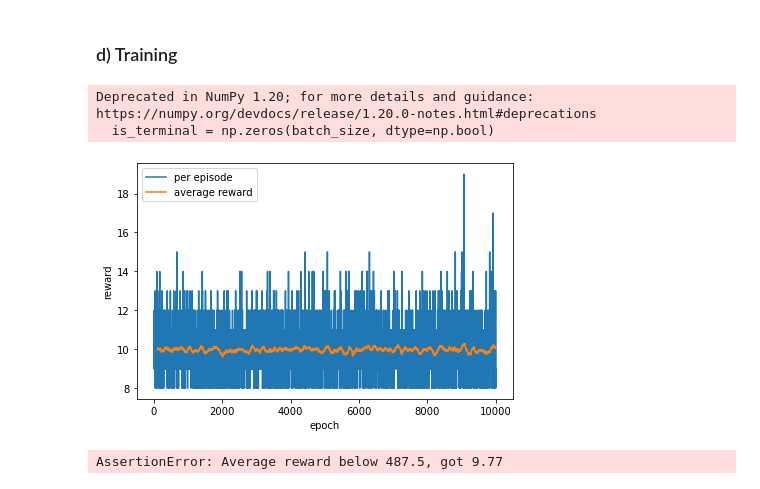
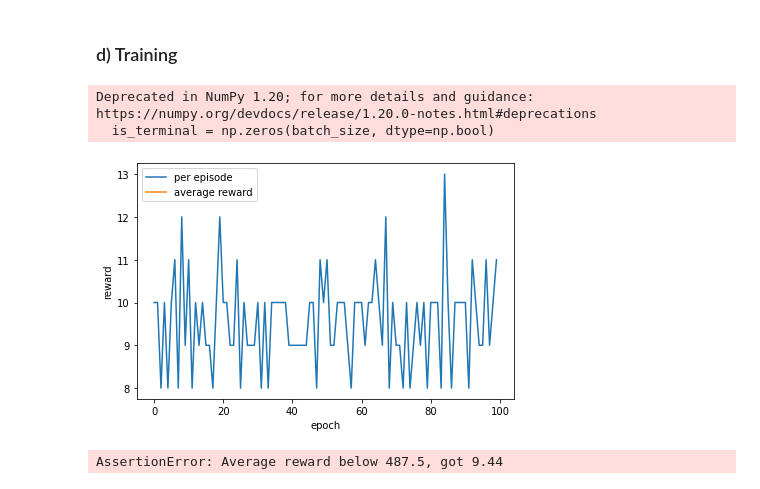
Before and after one commit to shubham-sharma3/RL_BPA2, a Jupyter notebook: tasks/dqn.ipynb, the cells around one changed output. Cells and saved outputs as stored; diff of their text form; code cells hidden in the pictures.

```diff
--- a/tasks/dqn.ipynb
+++ b/tasks/dqn.ipynb
@@ -202,8 +202,9 @@ def epsilon_greedy(state, q_network, epsilon=0.05):
         action = env.action_space.sample()
     else:
         action = torch.argmax(Q)
+        action = action.item()
 
-    action = int(action)
+    #action = int(action)
     return action
 # %%
 # Test Code
@@ -260,11 +256,10 @@ def compute_loss(q_network, target_network, states, actions, rewards, next_state
 epsilon = 0.05  # For epsilon greedy action sampling
 batch_size = 64
 NETWORK_UPDATE_FREQUENCY = 4
-NETWORK_SYNC_FREQUENCY = 2000
+NETWORK_SYNC_FREQUENCY = 20
 gamma = 0.99
-episodes = 10000
-replay_buffer_size = 1000 #TODO
-
+episodes = 100
+replay_buffer_size = 10000 #TODO
 
 q_network = DeepQNetwork()
 target_network = deepcopy(q_network)
@@ -310,34 +305,34 @@ with tqdm(range(episodes)) as pbar:
 
             # Sync networks every NETWORK_SYNC_FREQUENCY steps
             if step_count % NETWORK_SYNC_FREQUENCY == 0:
                 # ********************
                 # TODO Synchronize networks
                 target_network.load_state_dict(q_network.state_dict())
                 # ********************
 
         total_rewards.append(sum(rewards))
 
          # Print statistics
         pbar.set_description(f"Mean training reward {np.mean(total_rewards[-100:]):.02f}")
         if np.mean(total_rewards[-100:]) == 500:
             break # Stop training
 
 # Save model
 with open("solution/b2d.pt", "wb") as f:
     torch.save(q_network, f)
 
 # Plot training
 plt.plot(total_rewards, label="per episode")
 plt.plot(pd.DataFrame(total_rewards).rolling(100).mean(), label="average reward")
 plt.xlabel("epoch")
 plt.ylabel("reward")
 plt.legend()
 plt.tight_layout()
 plt.savefig("solution/b2d.png")
 # %% [output]
 Deprecated in NumPy 1.20; for more details and guidance: https://numpy.org/devdocs/release/1.20.0-notes.html#deprecations
   is_terminal = np.zeros(batch_size, dtype=np.bool)
-[figure, old version]
+[figure, new version]
 # %%
 # Test code
 policy = q_network
@@ -358,4 +353,4 @@ _avg_reward = np.mean([_rollout(seed=i) for i in tqdm(range(100), desc="Validati
 assert _avg_reward >= 487.5, f"Average reward below 487.5, got {_avg_reward}"
 f"ok (Average reward {_avg_reward:0.2f})"
 # %% [output]
-AssertionError: Average reward below 487.5, got 9.77
+AssertionError: Average reward below 487.5, got 9.44
```
Also changed, not shown: parts of 1 cell of this notebook.
